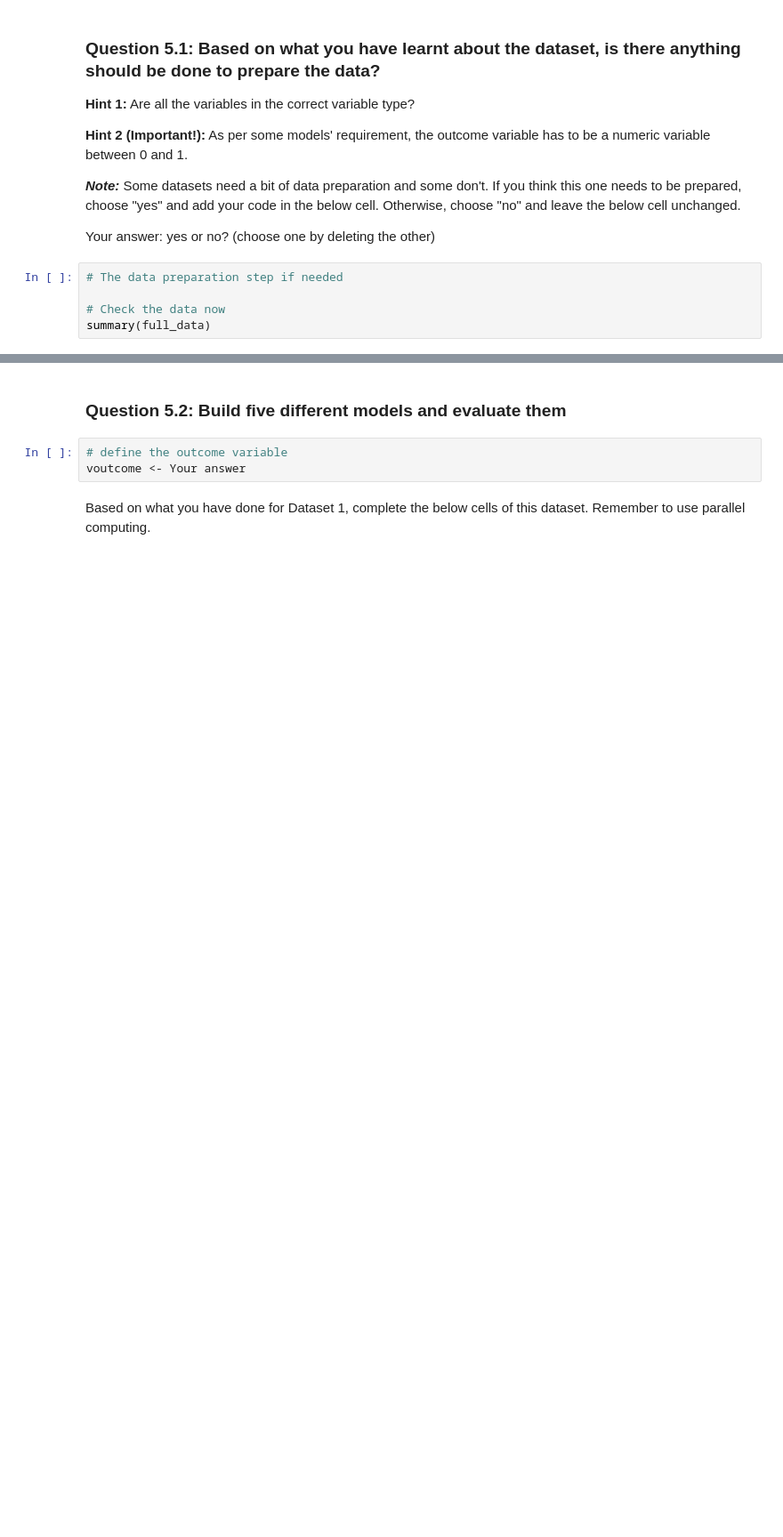
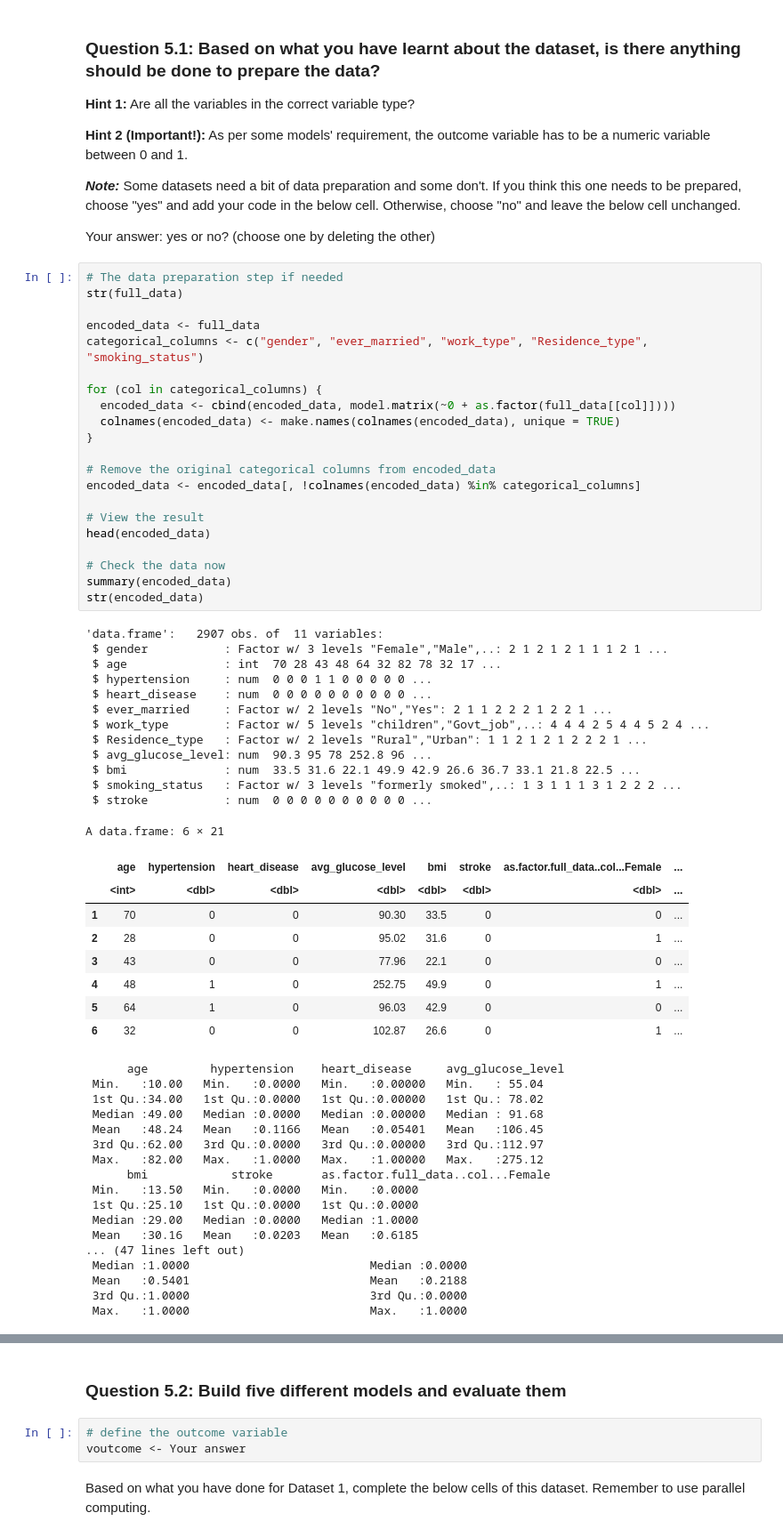
Before and after one commit to bonferroni-roni/EPI7913_JupyterNotebook, a Jupyter notebook: Assignment 2/A_2_(EPI7913).ipynb, the cells around one changed output, grey strips where cells are left out. Shown at 89% size. Saved outputs shown, nothing was run; the diff lists cells and outputs as text; blank space fills up the shorter version.

```diff
--- a/Assignment 2/A_2_(EPI7913).ipynb
+++ b/Assignment 2/A_2_(EPI7913).ipynb
@@ -731,6 +736,61 @@ table(full_data$stroke)
 Your answer: yes or no? (choose one by deleting the other)
 # %%
 # The data preparation step if needed
+str(full_data)
+
+encoded_data <- full_data
+categorical_columns <- c("gender", "ever_married", "work_type", "Residence_type", "smoking_status")
+
+for (col in categorical_columns) {
+  encoded_data <- cbind(encoded_data, model.matrix(~0 + as.factor(full_data[[col]])))
+  colnames(encoded_data) <- make.names(colnames(encoded_data), unique = TRUE)
+}
+
+# Remove the original categorical columns from encoded_data
+encoded_data <- encoded_data[, !colnames(encoded_data) %in% categorical_columns]
+
+# View the result
+head(encoded_data)
 
 # Check the data now
-summary(full_data)
+summary(encoded_data)
+str(encoded_data)
+# %% [output]
+'data.frame':   2907 obs. of  11 variables:
+ $ gender           : Factor w/ 3 levels "Female","Male",..: 2 1 2 1 2 1 1 1 2 1 ...
+ $ age              : int  70 28 43 48 64 32 82 78 32 17 ...
+ $ hypertension     : num  0 0 0 1 1 0 0 0 0 0 ...
+ $ heart_disease    : num  0 0 0 0 0 0 0 0 0 0 ...
+ $ ever_married     : Factor w/ 2 levels "No","Yes": 2 1 1 2 2 2 1 2 2 1 ...
+ $ work_type        : Factor w/ 5 levels "children","Govt_job",..: 4 4 4 2 5 4 4 5 2 4 ...
+ $ Residence_type   : Factor w/ 2 levels "Rural","Urban": 1 1 2 1 2 1 2 2 2 1 ...
+ $ avg_glucose_level: num  90.3 95 78 252.8 96 ...
+ $ bmi              : num  33.5 31.6 22.1 49.9 42.9 26.6 36.7 33.1 21.8 22.5 ...
+ $ smoking_status   : Factor w/ 3 levels "formerly smoked",..: 1 3 1 1 1 3 1 2 2 2 ...
+ $ stroke           : num  0 0 0 0 0 0 0 0 0 0 ...
+A data.frame: 6 × 21
+|  | age | hypertension | heart_disease | avg_glucose_level | bmi | stroke | as.factor.full_data..col...Female | ... |
+|  | <int> | <dbl> | <dbl> | <dbl> | <dbl> | <dbl> | <dbl> | ... |
+| 1 | 70 | 0 | 0 | 90.30 | 33.5 | 0 | 0 | ... |
+| 2 | 28 | 0 | 0 | 95.02 | 31.6 | 0 | 1 | ... |
+| 3 | 43 | 0 | 0 | 77.96 | 22.1 | 0 | 0 | ... |
+| 4 | 48 | 1 | 0 | 252.75 | 49.9 | 0 | 1 | ... |
+| 5 | 64 | 1 | 0 | 96.03 | 42.9 | 0 | 0 | ... |
+| 6 | 32 | 0 | 0 | 102.87 | 26.6 | 0 | 1 | ... |
+      age         hypertension    heart_disease     avg_glucose_level
+ Min.   :10.00   Min.   :0.0000   Min.   :0.00000   Min.   : 55.04
+ 1st Qu.:34.00   1st Qu.:0.0000   1st Qu.:0.00000   1st Qu.: 78.02
+ Median :49.00   Median :0.0000   Median :0.00000   Median : 91.68
+ Mean   :48.24   Mean   :0.1166   Mean   :0.05401   Mean   :106.45
+ 3rd Qu.:62.00   3rd Qu.:0.0000   3rd Qu.:0.00000   3rd Qu.:112.97
+ Max.   :82.00   Max.   :1.0000   Max.   :1.00000   Max.   :275.12
+      bmi            stroke       as.factor.full_data..col...Female
+ Min.   :13.50   Min.   :0.0000   Min.   :0.0000
+ 1st Qu.:25.10   1st Qu.:0.0000   1st Qu.:0.0000
+ Median :29.00   Median :0.0000   Median :1.0000
+ Mean   :30.16   Mean   :0.0203   Mean   :0.6185
+... (47 lines left out)
+ Median :1.0000                          Median :0.0000
+ Mean   :0.5401                          Mean   :0.2188
+ 3rd Qu.:1.0000                          3rd Qu.:0.0000
+ Max.   :1.0000                          Max.   :1.0000
```
Also changed, not shown: parts of 7 cells of this notebook, 2 other files.
